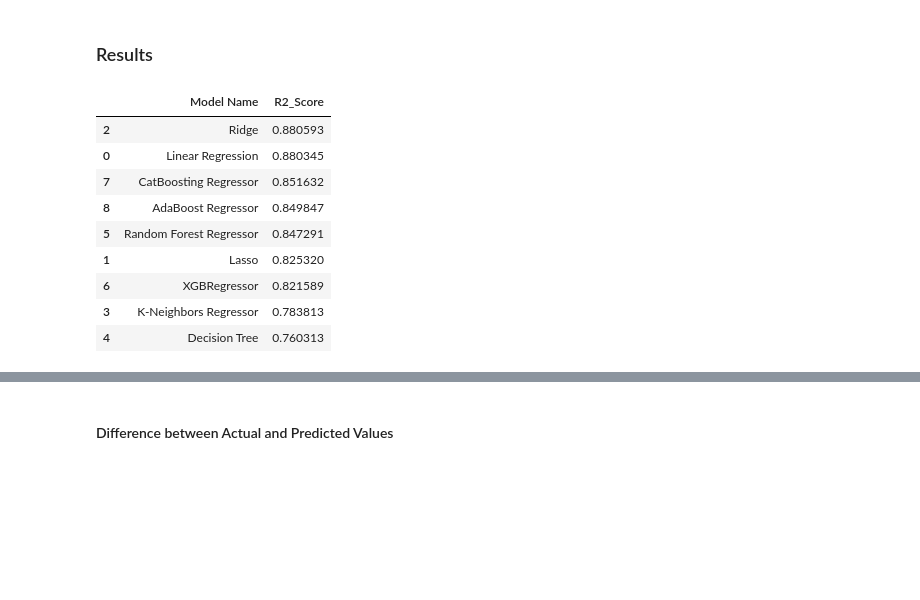
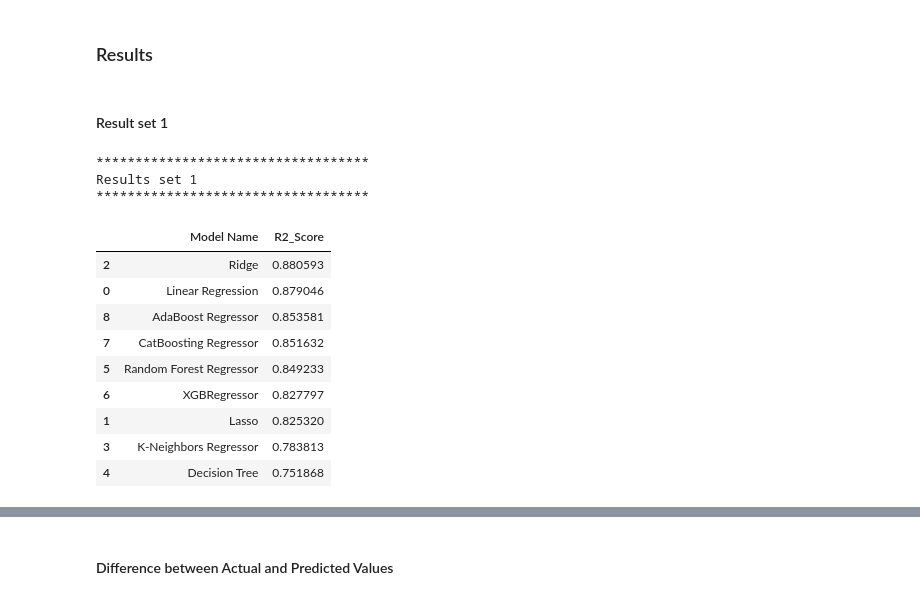
Before and after one commit to MohsinAli-10/ML-project-1-Student-Performance-Prediction, a Jupyter notebook: notebook/2. MODEL TRAINING.ipynb, the cells around one changed output, grey strips where cells are left out. Drawn from its saved outputs; the diff is of its cells as text; code cells hidden in the pictures; blank space fills up the shorter version.

```diff
--- a/notebook/2. MODEL TRAINING.ipynb
+++ b/notebook/2. MODEL TRAINING.ipynb
@@ -200,4 +202,6 @@ def evaluate_model(true, predicted):
 # %%
+import copy
+
 models = {
     "Linear Regression": LinearRegression(),
     "Lasso": Lasso(),
@@ -223,17 +227,17 @@ print('*'*35)
 print('\n')
 
 for i in range(len(list(models))):
-    model1 = list(models.values())[i]
+    model1 = copy.deepcopy(list(models.values())[i])
     model1.fit(X1_train, y1_train) # Train model 1 for math_score
 
-    model2 = list(models.values())[i]
-    model2.fit(X2_train, y2_train) # Train model 1 for reading_score
+    model2 = copy.deepcopy(list(models.values())[i])
+    model2.fit(X2_train, y2_train) # Train model 2 for reading_score
 
-    model3 = list(models.values())[i]
-    model3.fit(X3_train, y3_train) # Train model 1 for writing_score
+    model3 = copy.deepcopy(list(models.values())[i])
+    model3.fit(X3_train, y3_train) # Train model 3 for writing_score
 
-    model4 = list(models.values())[i]
-    model4.fit(X4_train, y4_train) # Train model 1 for average_score
+    model4 = copy.deepcopy(list(models.values())[i])
+    model4.fit(X4_train, y4_train) # Train model 4 for average_score
 
     # Make predictions
     y_train_pred1 = model1.predict(X1_train)
@@ -261,7 +265,10 @@ for i in range(len(list(models))):
     model_train_mae4 , model_train_rmse4, model_train_r2_4 = evaluate_model(y4_train, y_train_pred4)
     model_test_mae4 , model_test_rmse4, model_test_r2_4 = evaluate_model(y4_test, y_test_pred4)
 
+    print('*'*35)
     print(list(models.keys())[i])
+    print('*'*35)
+    print('\n')
     model_list.append(list(models.keys())[i])
     # Model 1 performance for Training set
     print('Model 1 performance for Training set')
@@ -276,7 +283,7 @@ for i in range(len(list(models))):
     print("- Mean Absolute Error: {:.4f}".format(model_test_mae1))
     print("- R2 Score: {:.4f}".format(model_test_r2_1))
     print('\n')
-    print('*'*35)
+    print('----------------------------------')
     print('\n')
 
     # Model 2 performance for Training set
@@ -292,7 +299,7 @@ for i in range(len(list(models))):
     print("- Mean Absolute Error: {:.4f}".format(model_test_mae2))
     print("- R2 Score: {:.4f}".format(model_test_r2_2))
     print('\n')
-    print('*'*35)
+    print('----------------------------------')
     print('\n')
 
     # Model 3 performance for Training set
@@ -308,7 +315,7 @@ for i in range(len(list(models))):
     print("- Mean Absolute Error: {:.4f}".format(model_test_mae3))
     print("- R2 Score: {:.4f}".format(model_test_r2_3))
     print('\n')
-    print('*'*35)
+    print('----------------------------------')
     print('\n')
 
     # Model 4 performance for Training set
@@ -324,7 +331,7 @@ for i in range(len(list(models))):
     print("- Mean Absolute Error: {:.4f}".format(model_test_mae4))
     print("- R2 Score: {:.4f}".format(model_test_r2_4))
     print('\n')
-    print('*'*35)
+    print('----------------------------------')
     print('\n')
 
     r2_list1.append(model_test_r2_1)
@@ -341,15 +359,24 @@ ValueError: X has 19 features, but LinearRegression is expecting 17 features as
 # %% [markdown]
 ### Results
+# %% [markdown]
+#### Result set 1
 # %%
-pd.DataFrame(list(zip(model_list, r2_list)), columns=['Model Name', 'R2_Score']).sort_values(by=["R2_Score"],ascending=False)
+Results1 = pd.DataFrame(list(zip(model_list, r2_list1)), columns=['Model Name', 'R2_Score']).sort_values(by=["R2_Score"],ascending=False)
+print('*'*35)
+print("Results set 1")
+print('*'*35)
+Results1
 # %% [output]
+***********************************
+Results set 1
+***********************************
 |  | Model Name | R2_Score |
 | 2 | Ridge | 0.880593 |
-| 0 | Linear Regression | 0.880345 |
+| 0 | Linear Regression | 0.879046 |
+| 8 | AdaBoost Regressor | 0.853581 |
 | 7 | CatBoosting Regressor | 0.851632 |
-| 8 | AdaBoost Regressor | 0.849847 |
-| 5 | Random Forest Regressor | 0.847291 |
+| 5 | Random Forest Regressor | 0.849233 |
+| 6 | XGBRegressor | 0.827797 |
 | 1 | Lasso | 0.825320 |
-| 6 | XGBRegressor | 0.821589 |
 | 3 | K-Neighbors Regressor | 0.783813 |
-| 4 | Decision Tree | 0.760313 |
+| 4 | Decision Tree | 0.751868 |
```
Also changed, not shown: parts of 16 cells of this notebook, 4 other files.
